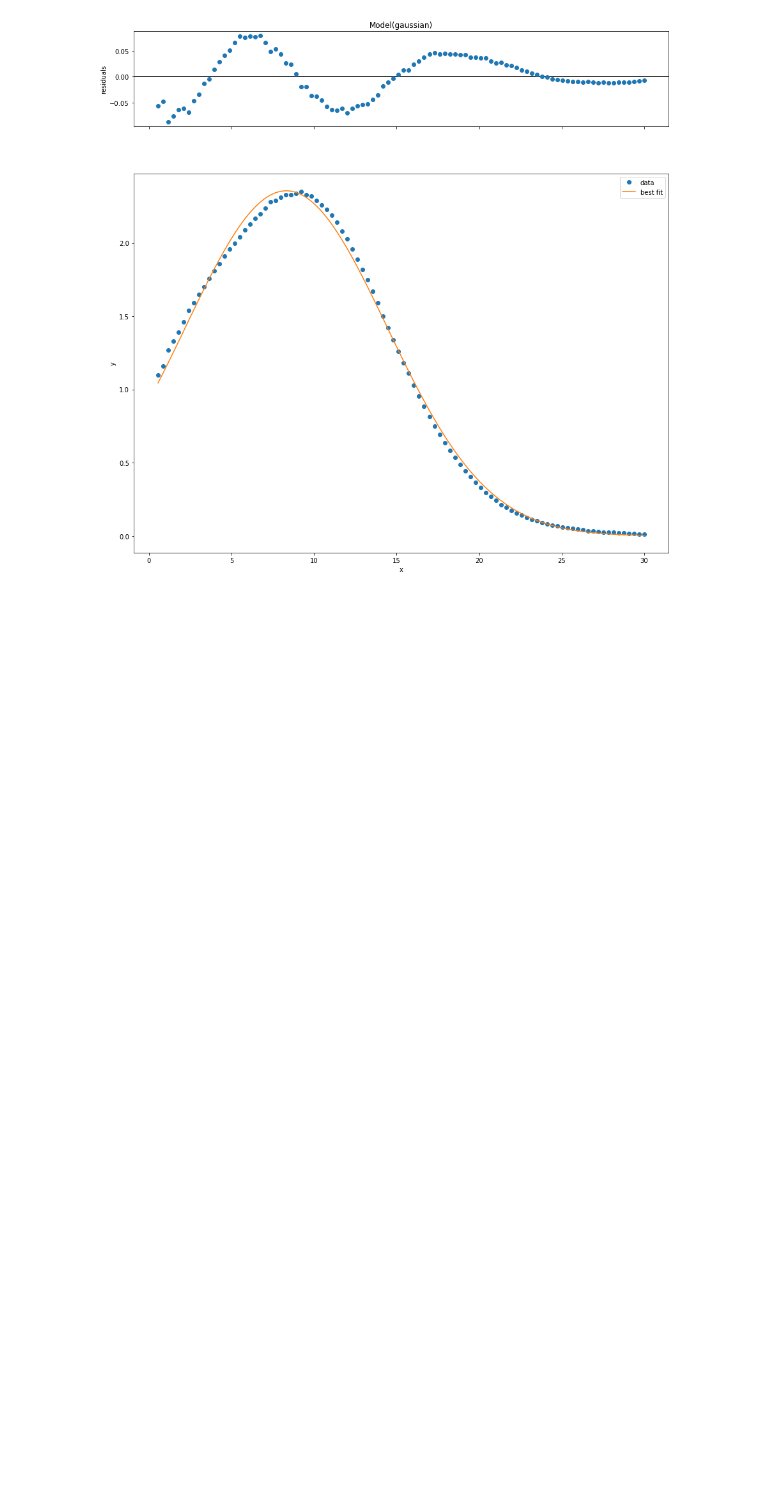
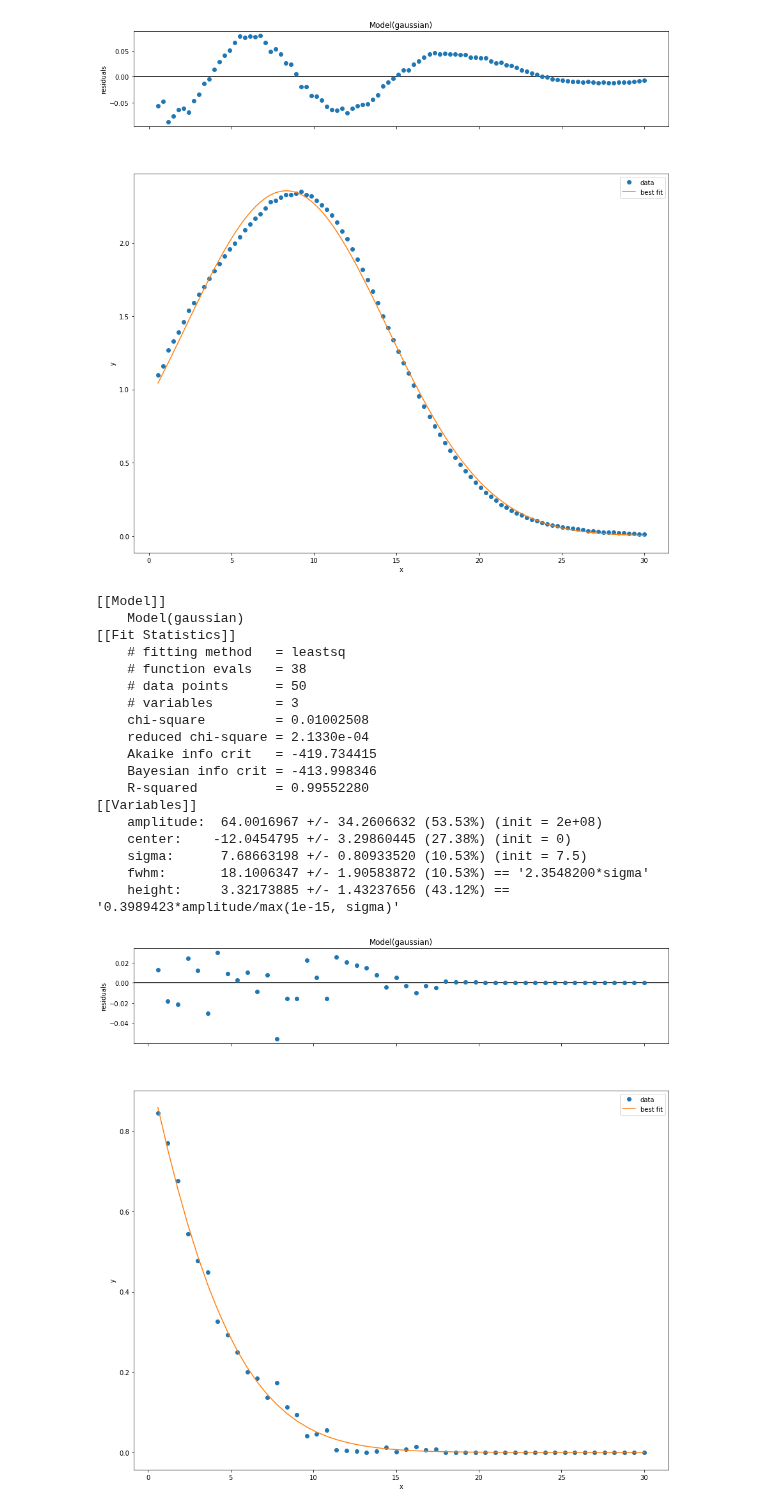
Before and after one commit to ahserhan/SiO2-SiV, a Jupyter notebook: 30keV SiO2/nmPlot3D.ipynb, the cells around one changed output. Drawn from its saved outputs; the diff is of its cells as text; code cells hidden in the pictures; blank space fills up the shorter version.

```diff
--- a/30keV SiO2/nmPlot3D.ipynb
+++ b/30keV SiO2/nmPlot3D.ipynb
@@ -287,3 +290,29 @@ model_fit.plot(fig=myfig);
     fwhm:       14.3416626 +/- 0.07850092 (0.55%) == '2.3548200*sigma'
     height:     2.35685190 +/- 0.00895524 (0.38%) == '0.3989423*amplitude/max(1e-15, sigma)'
 [figure]
+# %%
+model_fit = model.fit(data30nm['C'][1:], params, x=data30nm['Depth'][1:])
+print(model_fit.fit_report(show_correl=False))
+
+myfig=plt.figure(figsize=(15,15))
+model_fit.plot(fig=myfig);
+# %% [output]
+[[Model]]
+    Model(gaussian)
+[[Fit Statistics]]
+    # fitting method   = leastsq
+    # function evals   = 38
+    # data points      = 50
+    # variables        = 3
+    chi-square         = 0.01002508
+    reduced chi-square = 2.1330e-04
+    Akaike info crit   = -419.734415
+    Bayesian info crit = -413.998346
+    R-squared          = 0.99552280
+[[Variables]]
+    amplitude:  64.0016967 +/- 34.2606632 (53.53%) (init = 2e+08)
+    center:    -12.0454795 +/- 3.29860445 (27.38%) (init = 0)
+    sigma:      7.68663198 +/- 0.80933520 (10.53%) (init = 7.5)
+    fwhm:       18.1006347 +/- 1.90583872 (10.53%) == '2.3548200*sigma'
+    height:     3.32173885 +/- 1.43237656 (43.12%) == '0.3989423*amplitude/max(1e-15, sigma)'
+[figure, added]
```
Also changed, not shown: parts of 2 cells of this notebook.
